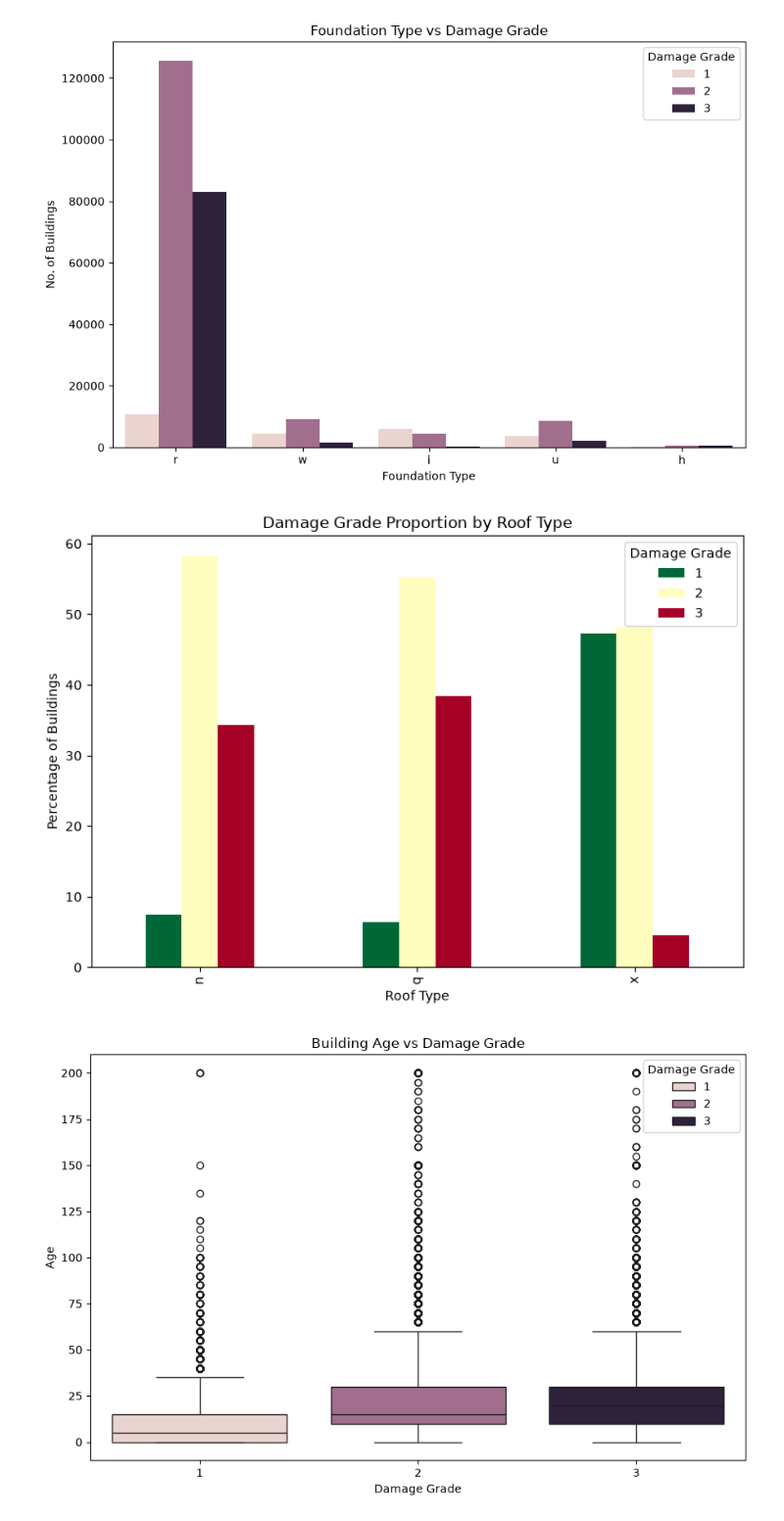
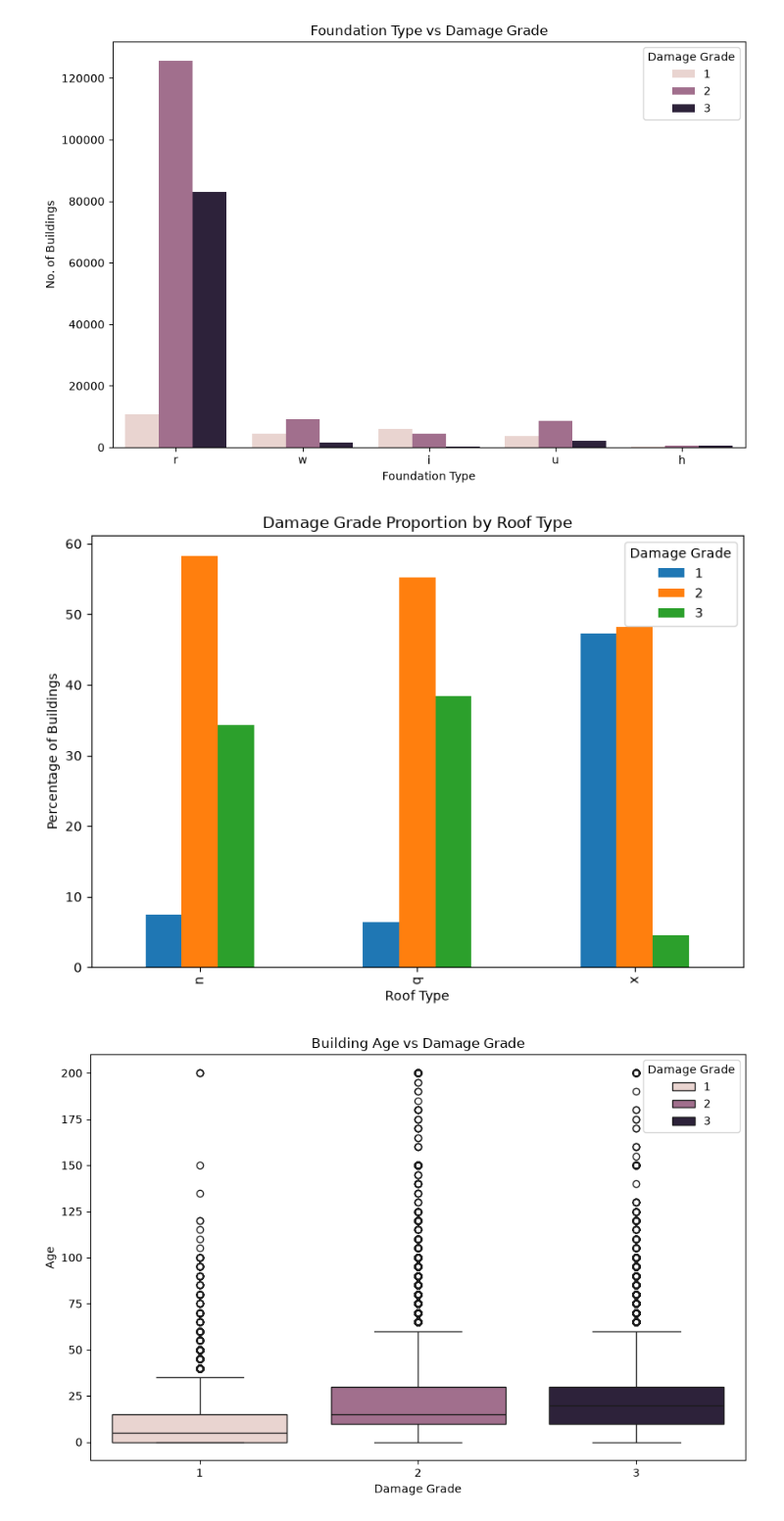
Before and after one commit to rehandbit/Nepal-Earthquake, a Jupyter notebook: Nepal_Earthquake.ipynb, the cells around one changed output. Shown at 98% size. Drawn from its saved outputs; the diff is of its cells as text; code cells hidden in the pictures.

Commit message:
visualization

```diff
--- a/Nepal_Earthquake.ipynb
+++ b/Nepal_Earthquake.ipynb
@@ -295,15 +297,15 @@ plt.show()
 # %%
 #Roof Type vs damage grade
 # Roof type vs damage grade (proportion within each roof type, more interpretable than raw counts)
 roof_damage_pct = pd.crosstab(df["roof_type"], df["damage_grade"], normalize="index") * 100
-roof_damage_pct.plot(kind="bar", colormap="RdYlGn_r", figsize=(9, 6))
+roof_damage_pct.plot(kind="bar", figsize=(9, 6))
 plt.title("Damage Grade Proportion by Roof Type")
 plt.ylabel("Percentage of Buildings")
 plt.xlabel("Roof Type")
 plt.legend(title="Damage Grade")
 plt.show()
 # %% [output]
-[figure, old version]
+[figure, new version]
 # %%
 # building age vs damage age
 
```
Also changed, not shown: parts of 20 cells of this notebook.
